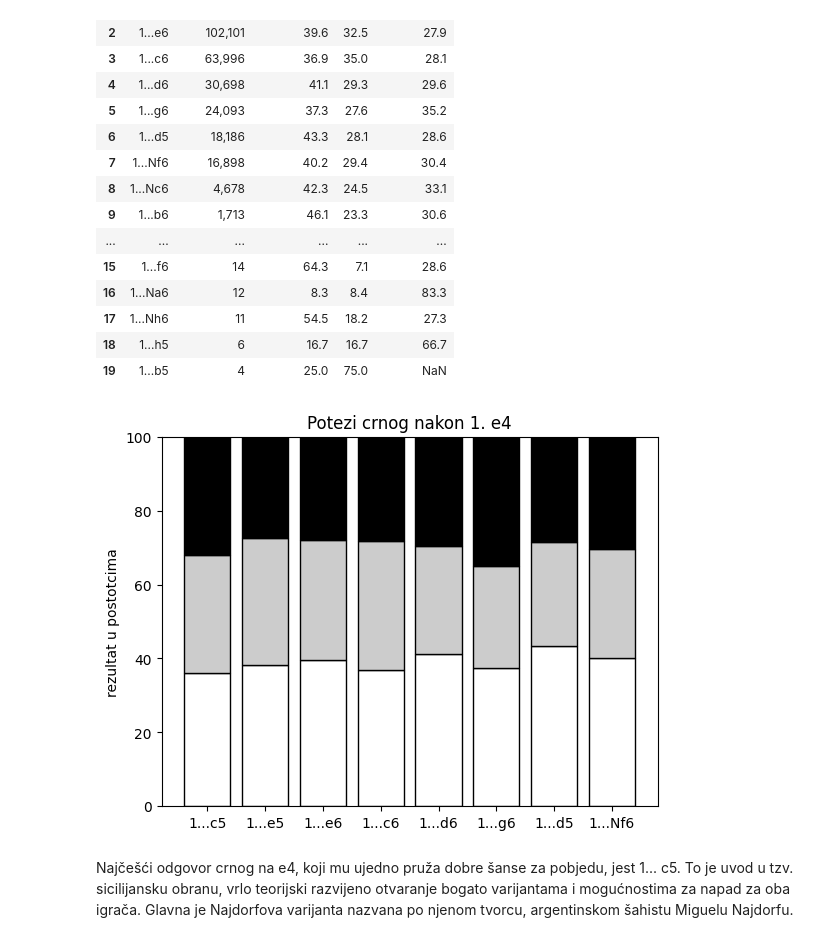
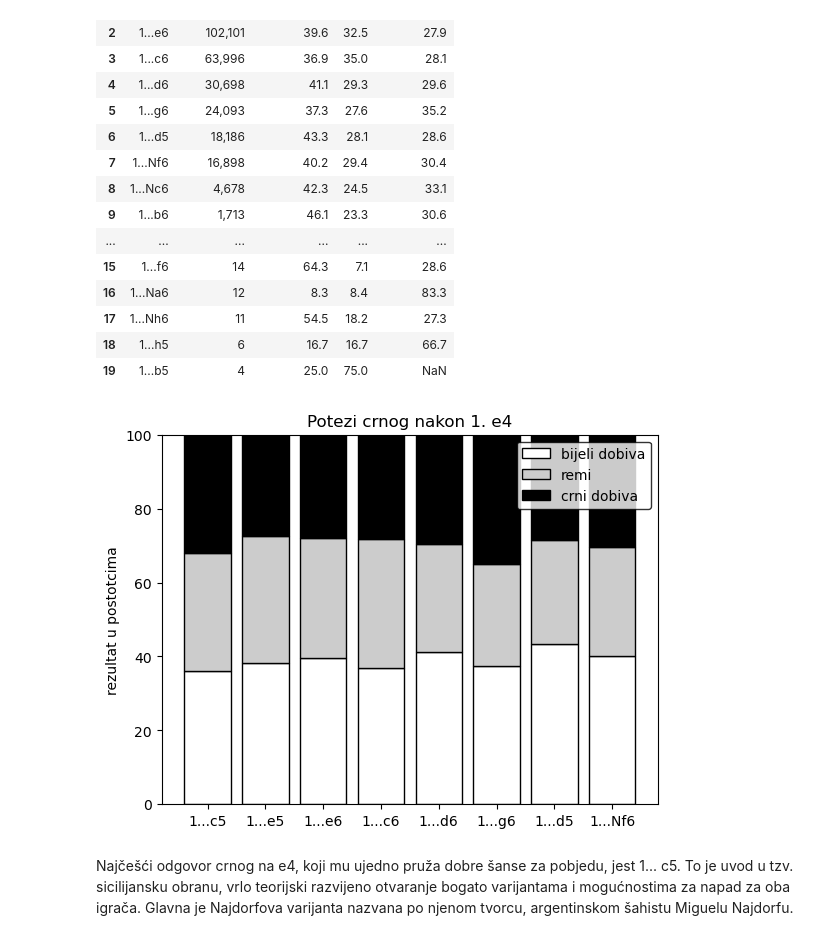
Before and after one commit to ring-bearer/ms, a Jupyter notebook: sah.ipynb, the cells around one changed output. Drawn from its saved outputs; the diff is of its cells as text; code cells hidden in the pictures.

```diff
--- a/sah.ipynb
+++ b/sah.ipynb
@@ -234,29 +358,10 @@ e4
 | 17 | 1...Nh6 | 11 | 54.5 | 18.2 | 27.3 |
 | 18 | 1...h5 | 6 | 16.7 | 16.7 | 66.7 |
 | 19 | 1...b5 | 4 | 25.0 | 75.0 | NaN |
-# %%
-fig, ax = plt.subplots()
-head=e4.head(8)
-
-ax.set(ylim=(0, 100))
-
-rezultat = {'bijeli': head['bijeli dobiva'],
-            'remi': head['remi'],
-            'crni': head['crni dobiva']}
-colors = ['1', '0.8', '0']
-
-bottom = np.zeros(8)
-i=0
-for boolean, rez in rezultat.items():
-    bar = ax.bar(head['potez'], rez, label=boolean, bottom=bottom, color=colors[i], edgecolor='black')
-    bottom += rez
-    i+=1
-ax.set_ylabel('rezultat u postotcima')
-ax.set_title('Potezi crnog nakon 1. e4')
-
-plt.show()
-# %% [output]
-[figure, removed]
+# %%
+graph(e4,8)
+# %% [output]
+[figure, added]
 # %% [markdown]
 Najčešći odgovor crnog na e4, koji mu ujedno pruža dobre šanse za pobjedu, jest 1... c5. To je uvod u tzv. sicilijansku obranu, vrlo teorijski razvijeno otvaranje bogato varijantama i mogućnostima za napad za oba igrača. Glavna je Najdorfova varijanta nazvana po njenom tvorcu, argentinskom šahistu Miguelu Najdorfu.
 # %%
```
Also changed, not shown: parts of 27 cells of this notebook, 1 other file.
